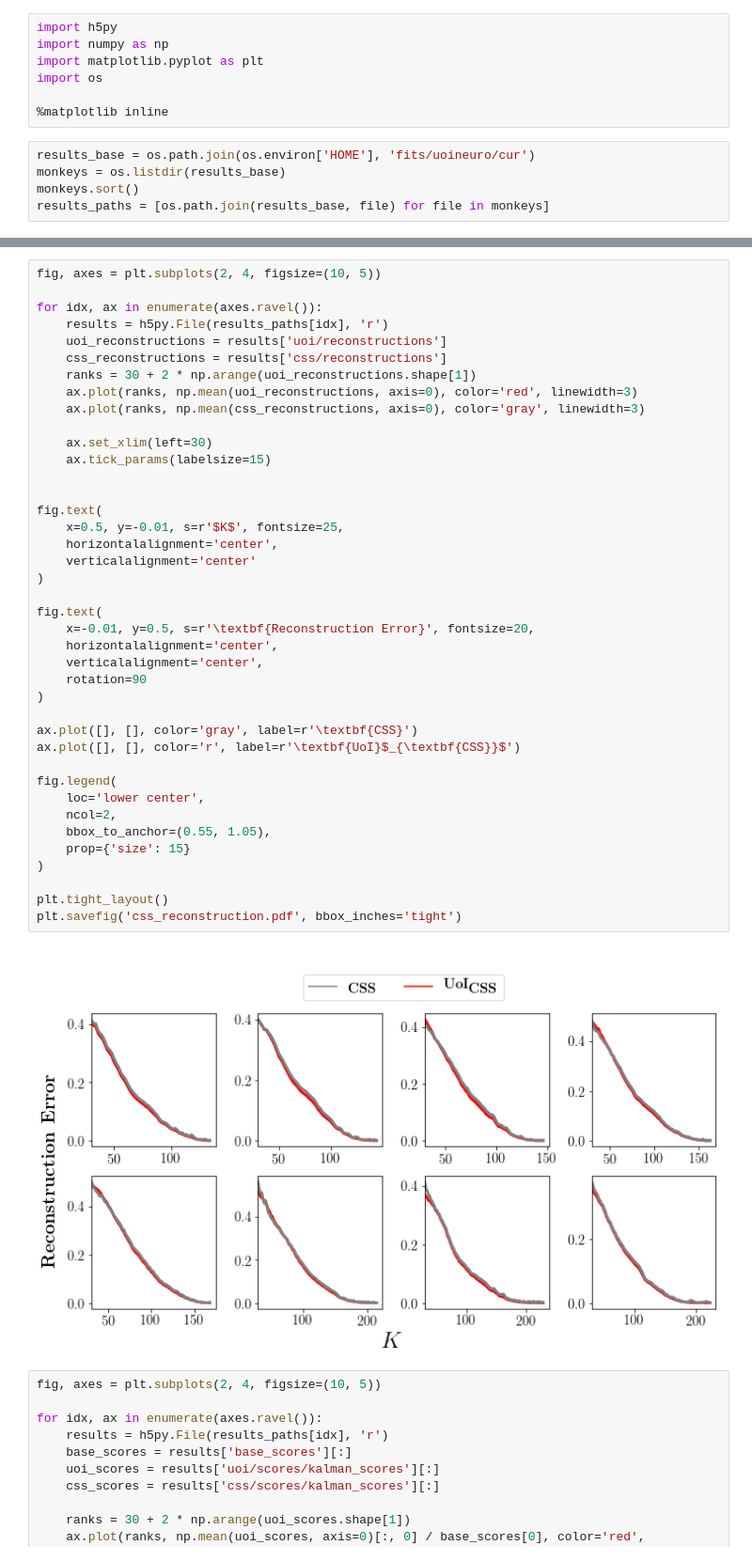
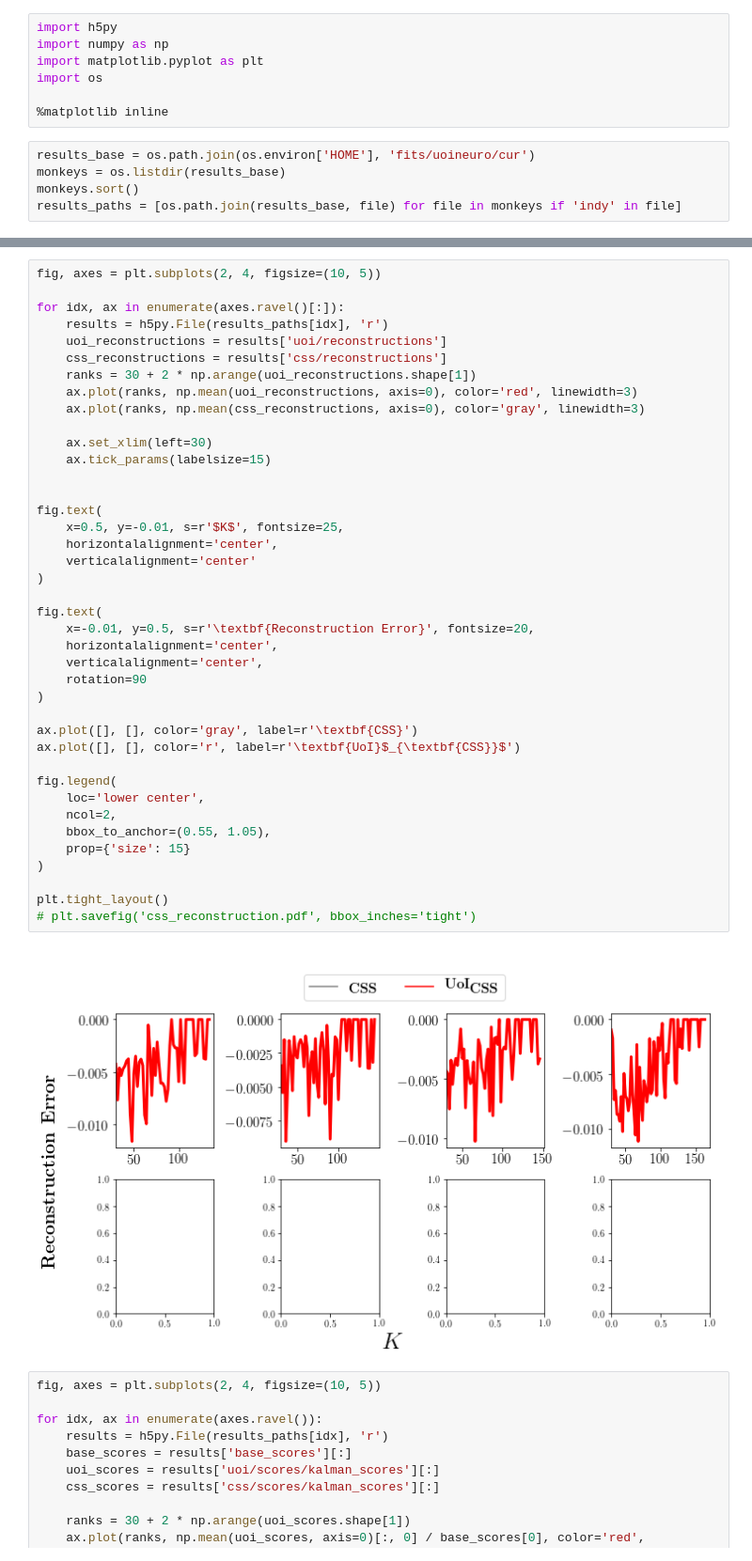
Before and after one commit to pssachdeva/uoi_neuroscience, a Jupyter notebook: cur/plot_cur_w_kalman.ipynb, the cells around one changed output, grey strips where cells are left out. Shown: that part at 94% size. Cells and saved outputs as stored; diff of their text form.

```diff
--- a/cur/plot_cur_w_kalman.ipynb
+++ b/cur/plot_cur_w_kalman.ipynb
@@ -9,4 +9,4 @@ import os
 results_base = os.path.join(os.environ['HOME'], 'fits/uoineuro/cur')
 monkeys = os.listdir(results_base)
 monkeys.sort()
-results_paths = [os.path.join(results_base, file) for file in monkeys]
+results_paths = [os.path.join(results_base, file) for file in monkeys if 'indy' in file]
@@ -13,7 +22,7 @@ results_paths = [os.path.join(results_base, file) for file in monkeys]
 # %%
 fig, axes = plt.subplots(2, 4, figsize=(10, 5))
 
-for idx, ax in enumerate(axes.ravel()):
+for idx, ax in enumerate(axes.ravel()[:]):
     results = h5py.File(results_paths[idx], 'r')
     uoi_reconstructions = results['uoi/reconstructions']
     css_reconstructions = results['css/reconstructions']
@@ -23,35 +32,35 @@ for idx, ax in enumerate(axes.ravel()):
 
     ax.set_xlim(left=30)
     ax.tick_params(labelsize=15)
 
 
 fig.text(
     x=0.5, y=-0.01, s=r'$K$', fontsize=25,
     horizontalalignment='center',
     verticalalignment='center'
 )
 
 fig.text(
     x=-0.01, y=0.5, s=r'\textbf{Reconstruction Error}', fontsize=20,
     horizontalalignment='center',
     verticalalignment='center',
     rotation=90
 )
 
 ax.plot([], [], color='gray', label=r'\textbf{CSS}')
 ax.plot([], [], color='r', label=r'\textbf{UoI}$_{\textbf{CSS}}$')
 
 fig.legend(
     loc='lower center',
     ncol=2,
     bbox_to_anchor=(0.55, 1.05),
     prop={'size': 15}
 )
 
 plt.tight_layout()
-plt.savefig('css_reconstruction.pdf', bbox_inches='tight')
+# plt.savefig('css_reconstruction.pdf', bbox_inches='tight')
 # %% [output]
-[figure, old version]
+[figure, new version]
 # %%
 fig, axes = plt.subplots(2, 4, figsize=(10, 5))
 
```
Also changed, not shown: parts of 1 cell of this notebook, 7 other files.
